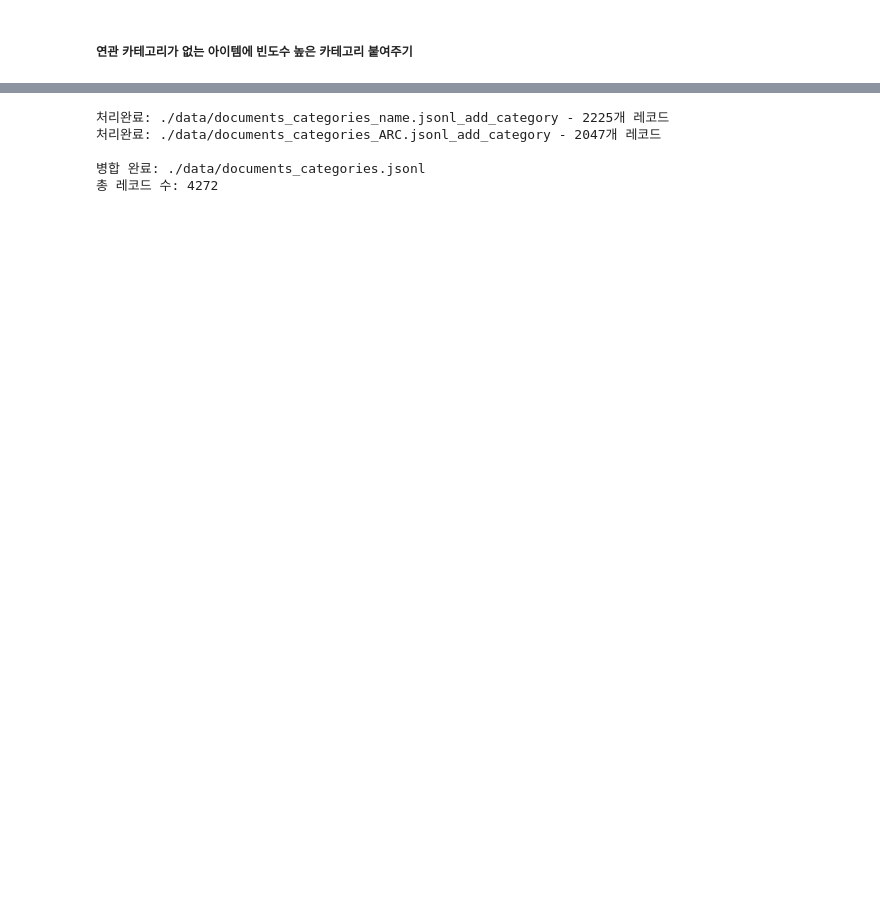
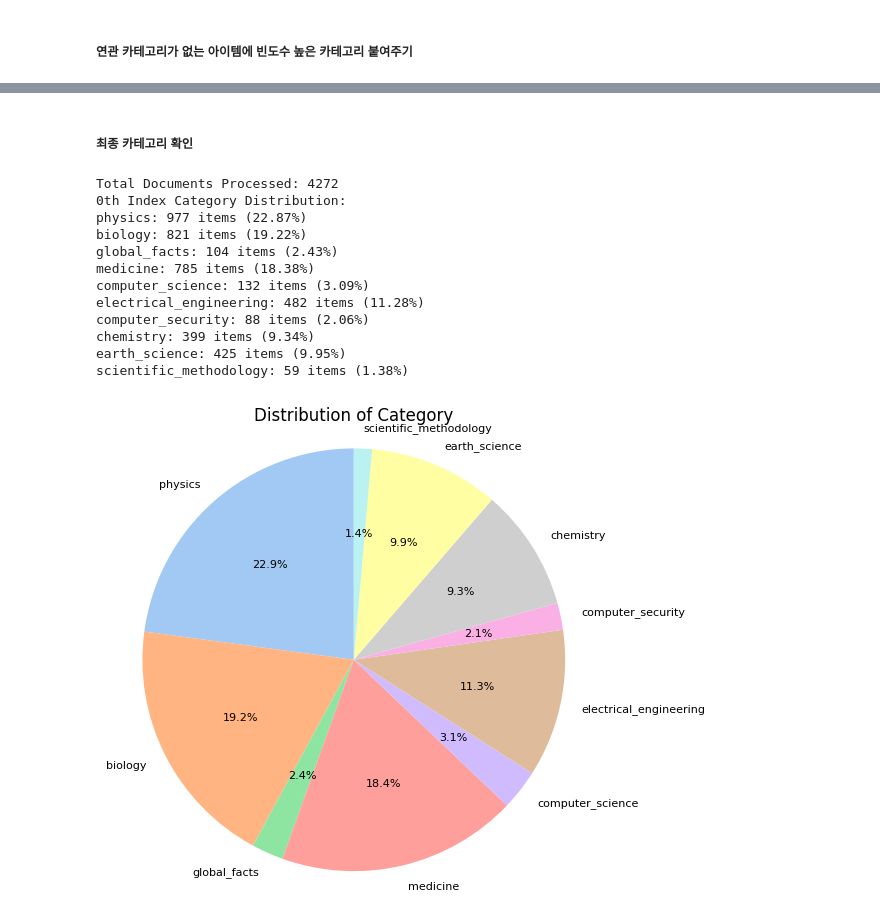
Before and after one commit to helloyoonjae/upstage-ai-advanced-ir2-private, a Jupyter notebook: category_classifier.ipynb, the cells around one changed output, grey strips where cells are left out. Saved outputs shown, nothing was run; the diff lists cells and outputs as text; code cells hidden in the pictures; blank space fills up the shorter version.

```diff
--- a/category_classifier.ipynb
+++ b/category_classifier.ipynb
@@ -928,12 +884,46 @@ files_to_merge = [
     final_arc_output_file
 ]
 
-# 병합 실행
-output_path = "./data/documents_categories.jsonl"
-result = merge_jsonl_files(files_to_merge, output_path)
+result = merge_jsonl_files(files_to_merge, output_file_path)
-# %% [output]
-처리완료: ./data/documents_categories_name.jsonl_add_category - 2225개 레코드
-처리완료: ./data/documents_categories_ARC.jsonl_add_category - 2047개 레코드
-
-병합 완료: ./data/documents_categories.jsonl
-총 레코드 수: 4272
+# %% [markdown]
+##### 최종 카테고리 확인
+# %%
+import json
+from collections import Counter
+
+# Load JSONL data
+categories_count = Counter()
+
+# Count the 0th index category occurrences
+with open(output_file_path, 'r', encoding='utf-8') as f:
+    for line in f:
+        doc = json.loads(line)
+        if 'categories' in doc and len(doc['categories']) > 0:
+            categories_count[doc['categories'][0]] += 1
+
+# Calculate the distribution percentages
+total_docs = sum(categories_count.values())
+categories_distribution = {category: (count / total_docs) * 100 for category, count in categories_count.items()}
+
+# Print the results
+print(f"Total Documents Processed: {total_docs}")
+print("0th Index Category Distribution:")
+for category, count in categories_count.items():
+    distribution = (count / total_docs) * 100
+    print(f"{category}: {count} items ({distribution:.2f}%)")
+
+plot_category_ratio('Distribution of Category', categories_distribution)
+# %% [output]
+Total Documents Processed: 4272
+0th Index Category Distribution:
+physics: 977 items (22.87%)
+biology: 821 items (19.22%)
+global_facts: 104 items (2.43%)
+medicine: 785 items (18.38%)
+computer_science: 132 items (3.09%)
+electrical_engineering: 482 items (11.28%)
+computer_security: 88 items (2.06%)
+chemistry: 399 items (9.34%)
+earth_science: 425 items (9.95%)
+scientific_methodology: 59 items (1.38%)
+[figure, added]
```
Also changed, not shown: parts of 17 cells of this notebook, 2 other files.
